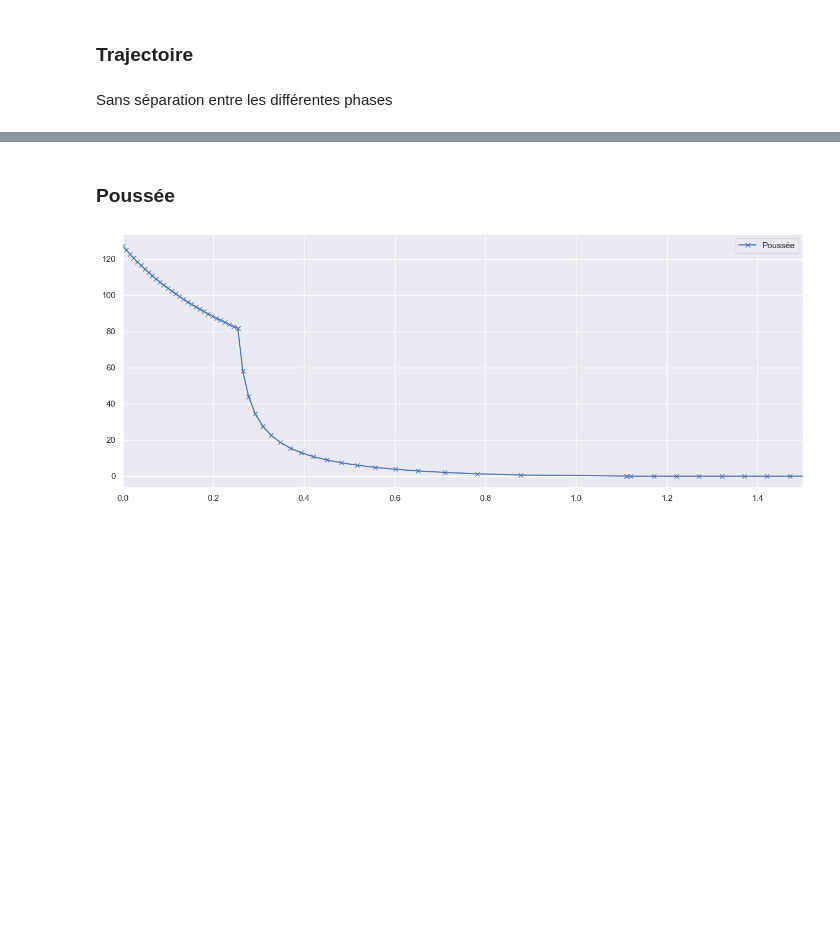
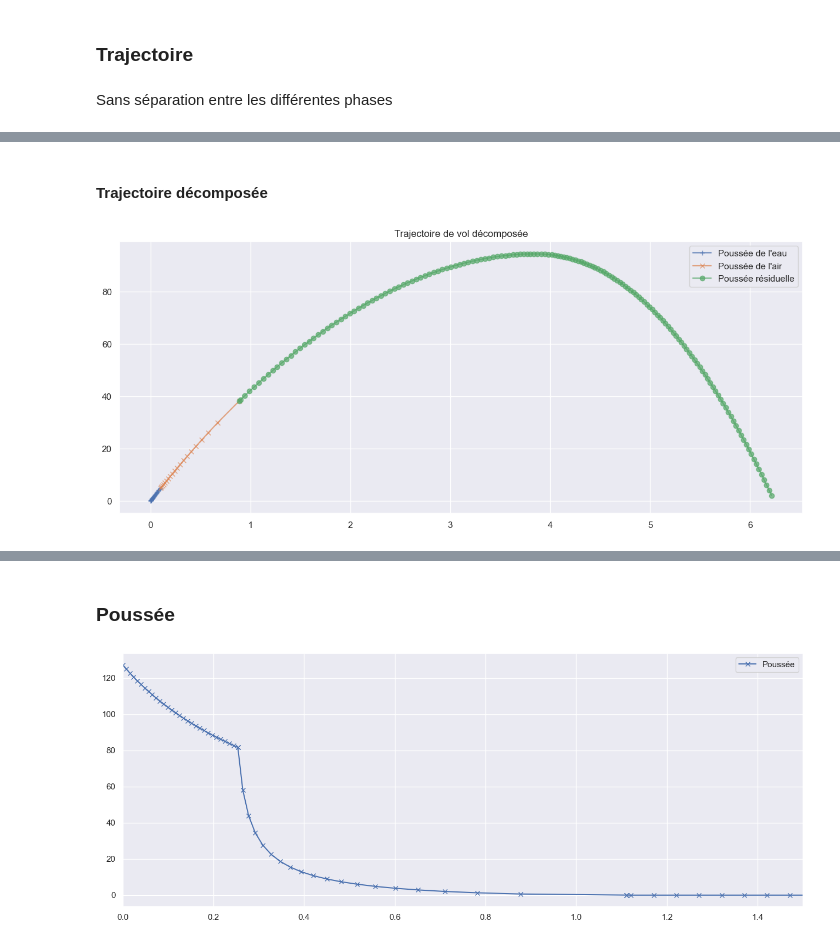
Before and after one commit to MohamedNennouche/Water-rocket-launch-simulator, a Jupyter notebook: draft_equations.ipynb, the cells around one changed output, grey strips where cells are left out. Cells and saved outputs as stored; diff of their text form; code cells hidden in the pictures; blank space fills up the shorter version.

```diff
--- a/draft_equations.ipynb
+++ b/draft_equations.ipynb
@@ -260,0 +267,12 @@ plt.show()
+# %% [markdown]
+#### Trajectoire décomposée
+# %%
+plt.figure(figsize=(15,6))
+plt.plot(calcul_reel["x(t)"].loc[:29],calcul_reel["y(t)"].loc[:29], label="Poussée de l'eau", marker="+", alpha=0.7)
+plt.plot(calcul_reel["x(t)"].loc[30:49],calcul_reel["y(t)"].loc[30:49], label="Poussée de l'air", marker="x", alpha=0.7)
+plt.plot(calcul_reel["x(t)"].loc[50:],calcul_reel["y(t)"].loc[50:], label="Poussée résiduelle", marker="o", alpha=0.7)
+plt.legend()
+plt.title("Trajectoire de vol décomposée")
+plt.show()
+# %% [output]
+[figure, added]
```
Also changed, not shown: parts of 5 cells of this notebook.
